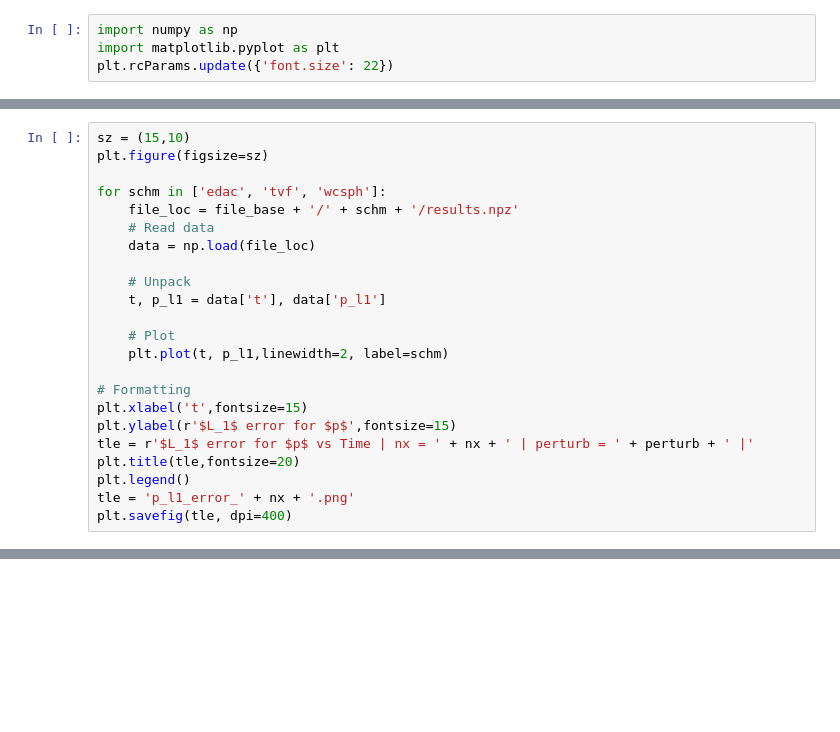
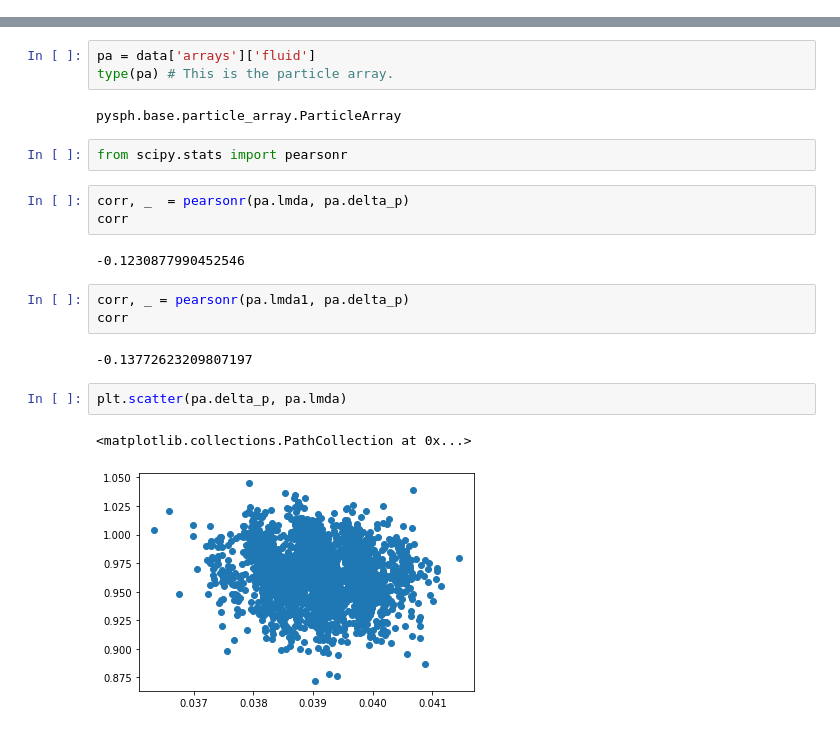
Before and after one commit to Prajwal-Prathiksh/SLP-Smoothed-Particle-Hydrodynamics, a Jupyter notebook: SLP/Taylor Green Vortex/plot_output.ipynb, the cells around one changed output, grey strips where cells are left out. Saved outputs shown, nothing was run; the diff lists cells and outputs as text; blank space fills up the shorter version.

```diff
--- a/SLP/Taylor Green Vortex/plot_output.ipynb
+++ b/SLP/Taylor Green Vortex/plot_output.ipynb
@@ -5,4 +0,0 @@ pwd
-# %%
-import numpy as np
-import matplotlib.pyplot as plt
-plt.rcParams.update({'font.size': 22})
@@ -100,23 +0,0 @@ plt.savefig(tle, dpi=400)
-# %%
-sz = (15,10)
-plt.figure(figsize=sz)
-
-for schm in ['edac', 'tvf', 'wcsph']:
-    file_loc = file_base + '/' + schm + '/results.npz'
-    # Read data
-    data = np.load(file_loc)
-
-    # Unpack
-    t, p_l1 = data['t'], data['p_l1']
-
-    # Plot
-    plt.plot(t, p_l1,linewidth=2, label=schm)
-
-# Formatting
-plt.xlabel('t',fontsize=15)
-plt.ylabel(r'$L_1$ error for $p$',fontsize=15)
-tle = r'$L_1$ error for $p$ vs Time | nx = ' + nx + ' | perturb = ' + perturb + ' |'
-plt.title(tle,fontsize=20)
-plt.legend()
-tle = 'p_l1_error_' + nx + '.png'
-plt.savefig(tle, dpi=400)
@@ -144,0 +33,22 @@ plt.grid()
+# %%
+pa = data['arrays']['fluid']
+type(pa) # This is the particle array.
+# %% [output]
+pysph.base.particle_array.ParticleArray
+# %%
+from scipy.stats import pearsonr
+# %%
+corr, _  = pearsonr(pa.lmda, pa.delta_p)
+corr
+# %% [output]
+-0.1230877990452546
+# %%
+corr, _ = pearsonr(pa.lmda1, pa.delta_p)
+corr
+# %% [output]
+-0.13772623209807197
+# %%
+plt.scatter(pa.delta_p, pa.lmda)
+# %% [output]
+<matplotlib.collections.PathCollection at 0x...>
+[figure, added]
```
Also changed, not shown: parts of 16 cells of this notebook, 3 other files.
